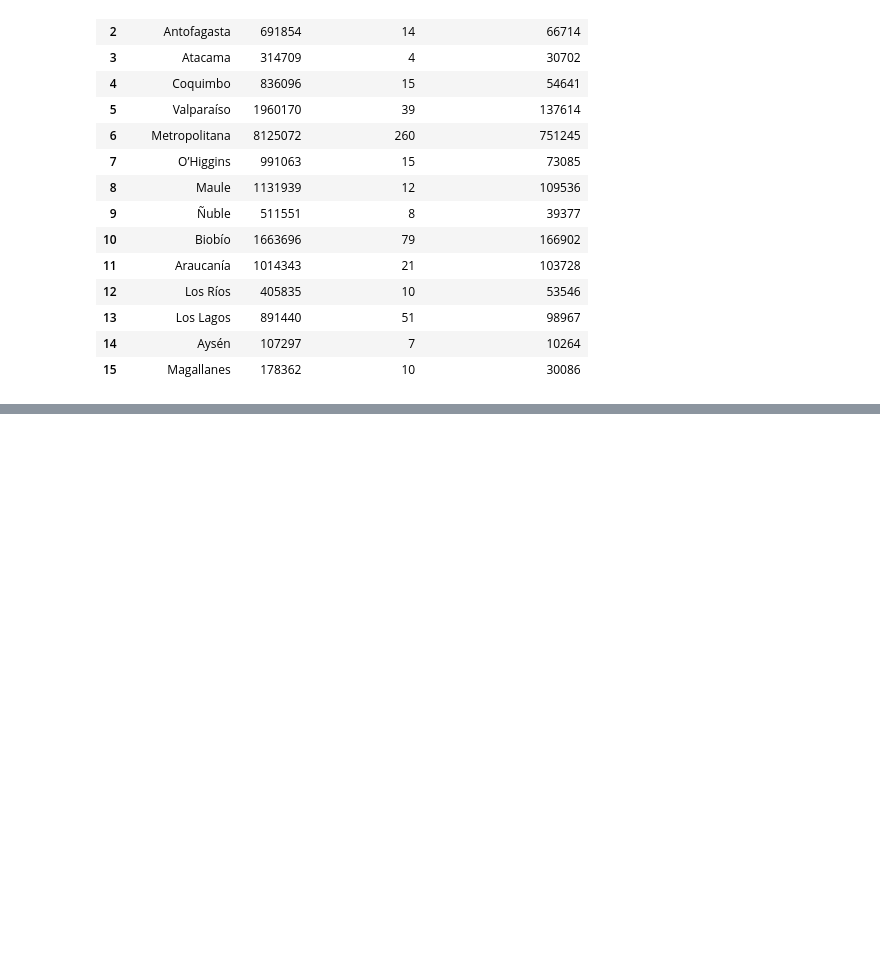
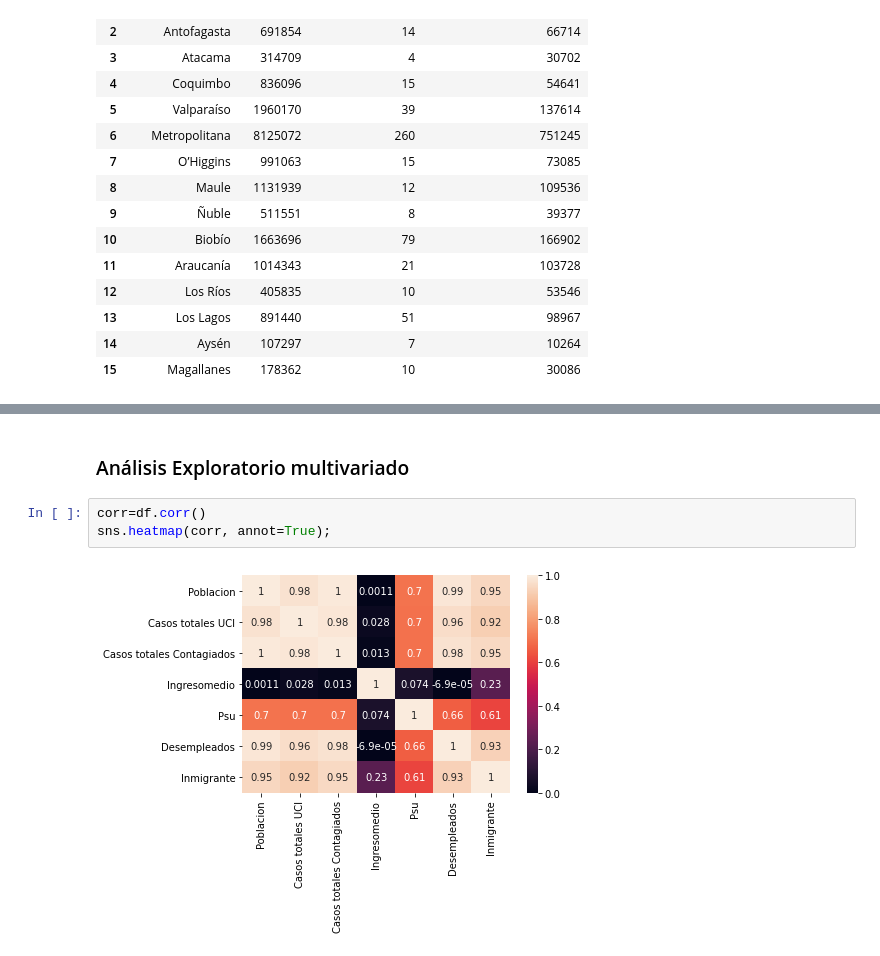
Before and after one commit to electronmaxi/Proyecto-IA, a Jupyter notebook: ProyectoIA.ipynb, the cells around one changed output, grey strips where cells are left out. Cells and saved outputs as stored; diff of their text form; blank space fills up the shorter version.

```diff
--- a/ProyectoIA.ipynb
+++ b/ProyectoIA.ipynb
@@ -166,0 +232,7 @@ df3
+# %% [markdown]
+### Análisis Exploratorio multivariado
+# %%
+corr=df.corr()
+sns.heatmap(corr, annot=True);
+# %% [output]
+[figure, added]
```
Also changed, not shown: parts of 8 cells of this notebook, 5 other files.
